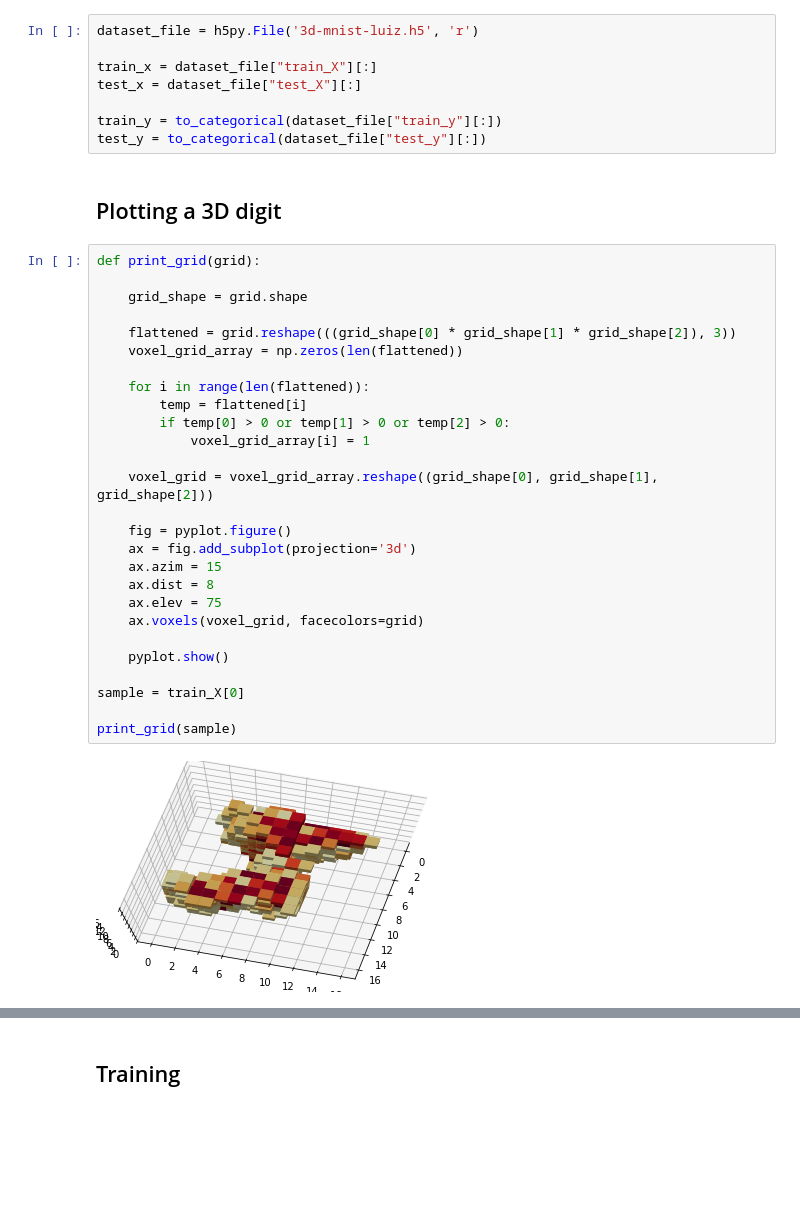
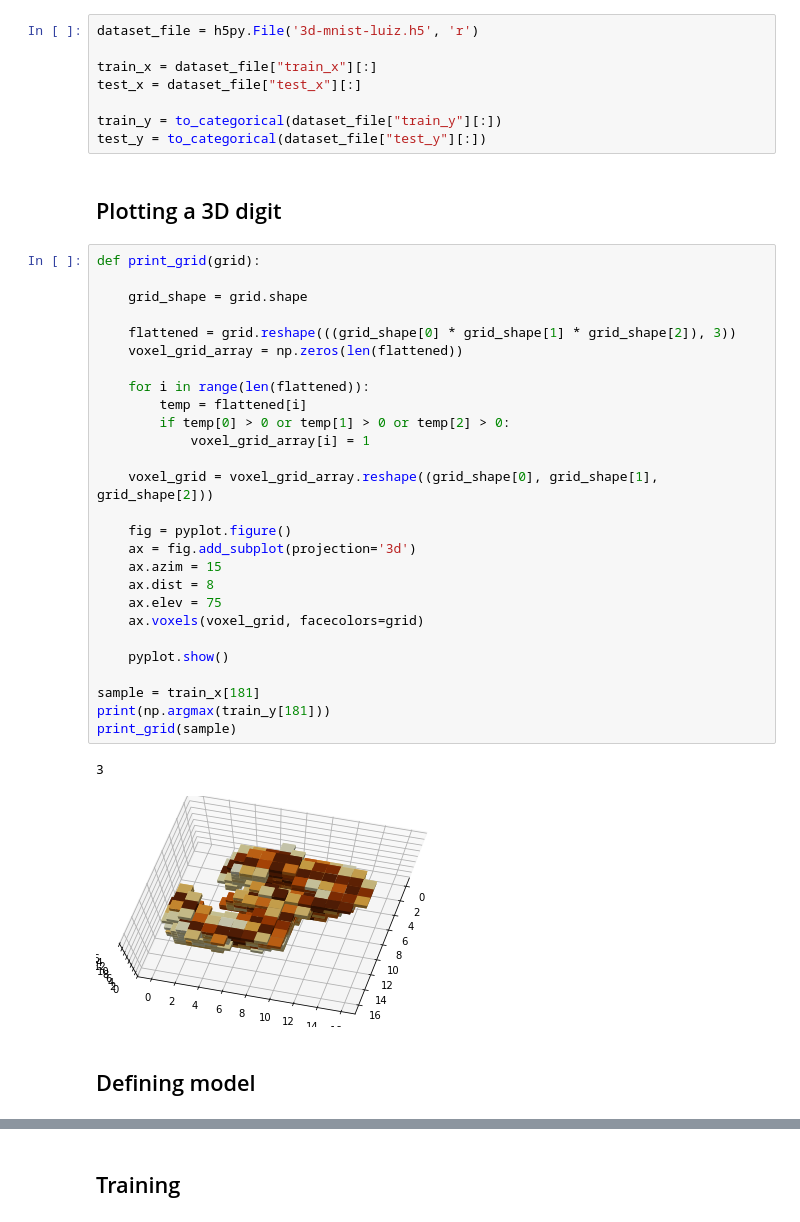
Before and after one commit to doleron/augmented_3d_mnist, a Jupyter notebook: mnist_3d.ipynb, the cells around one changed output, grey strips where cells are left out. Drawn from its saved outputs; the diff is of its cells as text; blank space fills up the shorter version.

```diff
--- a/mnist_3d.ipynb
+++ b/mnist_3d.ipynb
@@ -21,8 +21,8 @@ Loaging 3D MNIST from the H5 file:
 # %%
 dataset_file = h5py.File('3d-mnist-luiz.h5', 'r')
 
-train_x = dataset_file["train_X"][:]
-test_x = dataset_file["test_X"][:]
+train_x = dataset_file["train_x"][:]
+test_x = dataset_file["test_x"][:]
 
 train_y = to_categorical(dataset_file["train_y"][:])
 test_y = to_categorical(dataset_file["test_y"][:])
@@ -31,29 +31,32 @@ test_y = to_categorical(dataset_file["test_y"][:])
 # %%
 def print_grid(grid):
 
     grid_shape = grid.shape
 
     flattened = grid.reshape(((grid_shape[0] * grid_shape[1] * grid_shape[2]), 3))
     voxel_grid_array = np.zeros(len(flattened))
 
     for i in range(len(flattened)):
         temp = flattened[i]
         if temp[0] > 0 or temp[1] > 0 or temp[2] > 0:
             voxel_grid_array[i] = 1
 
     voxel_grid = voxel_grid_array.reshape((grid_shape[0], grid_shape[1], grid_shape[2]))
 
     fig = pyplot.figure()
     ax = fig.add_subplot(projection='3d')
     ax.azim = 15
     ax.dist = 8
     ax.elev = 75
     ax.voxels(voxel_grid, facecolors=grid)
 
     pyplot.show()
 
-sample = train_X[0]
-
+sample = train_x[181]
+print(np.argmax(train_y[181]))
 print_grid(sample)
 # %% [output]
+3
-[figure, old version]
+[figure, new version]
+# %% [markdown]
+## Defining model
```
Also changed, not shown: parts of 9 cells of this notebook, 1 other file.
